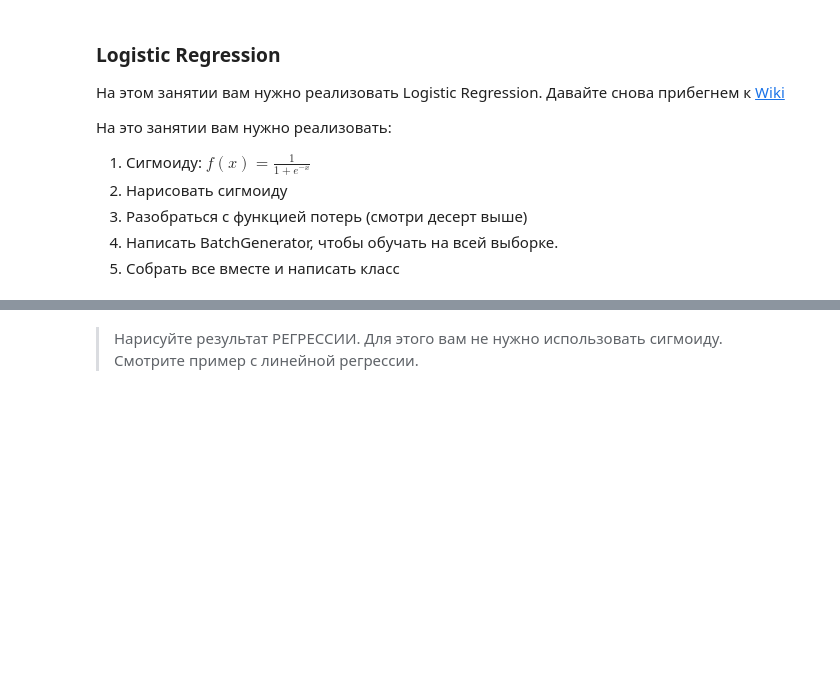
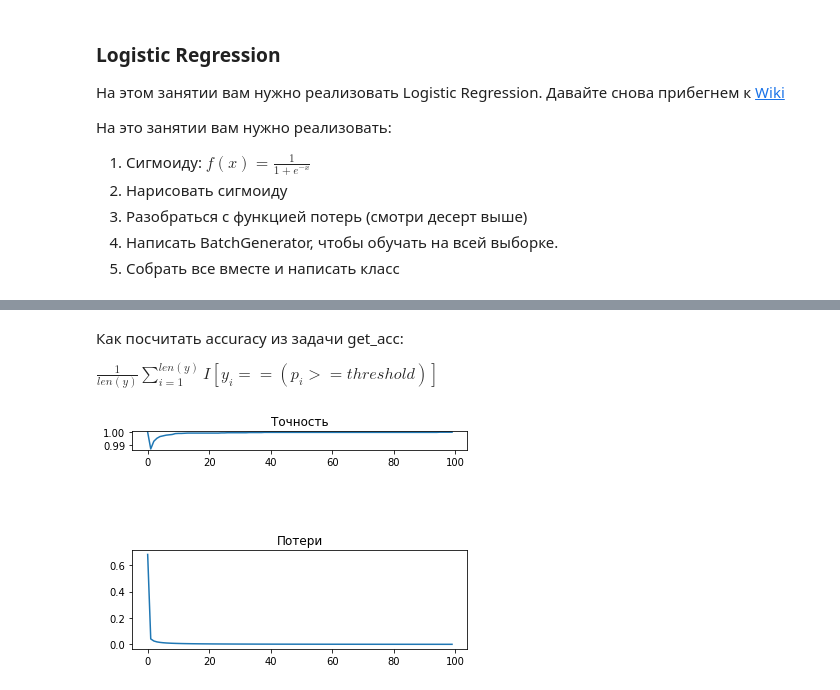
Before and after one commit to YaZlob/itcubeAI, a Jupyter notebook: Classic_alg.ipynb, the cells around one changed output, grey strips where cells are left out. Saved outputs shown, nothing was run; the diff lists cells and outputs as text; code cells hidden in the pictures; blank space fills up the shorter version.

```diff
--- a/Classic_alg.ipynb
+++ b/Classic_alg.ipynb
@@ -325,7 +331,7 @@ $y'(x) = \lim_{x\to0}\frac{f(x + \Delta x) - f(x)}{\Delta x} = \lim_{x\to0}\frac
 #функции вектор, то она должна вернуть вектор, к каждому элементу которого
 #применена функция сигмоиды
 def sigmoid(x):
-    return # your code
+    return 1 / (1 + np.exp(-x))
 
 assert sigmoid(0) == 0.5
 assert sigmoid(-500).round() == 0.0
@@ -352,10 +360,10 @@ def CEL(y, y_hat):
        y_hat - предсказания модели
        hint используйте np.mean
     """
-    return #your code
+    return -np.mean(y * np.log(y_hat) + (1 - y) * np.log(1 - y_hat))
 
 assert CEL(0, 0.1).round() == -.0
-assert CEL(0, 0.8).round() == -2.0
+assert CEL(0, 0.8).round() == 2.0
 assert CEL(1, 0.1).round() == 2
 assert CEL(1, 0.8).round() == 0.0
 # %%
@@ -376,3 +390,8 @@ plt.scatter(X_test[:, 0], X_test[:, 1], marker="o", c=y_test, s=25, edgecolor="k
+# %% [markdown]
+Как посчитать accuracy из задачи get_acc:
+
+
+$\frac{1}{len(y)}\sum_{i=1}^{len(y)}{I[y_i == (p_i >= threshold)]}$
 # %%
 class LogisticRegressionGD:
     '''
@@ -392,8 +411,9 @@ class LogisticRegressionGD:
             hint посмотрите параметры random.normal
         """
         np.random.seed(42)
-        self.W = np.random.normal(loc=, scale=)  # YOUR_CODE
+        self.W = np.random.normal(loc=0, scale=0.01, size = (input_size, output_size))  # YOUR_CODE
         self.b = np.array([0], dtype=np.float32)
+
 
     def get_loss(self, y_hat, y):
         """
@@ -410,49 +430,48 @@ class LogisticRegressionGD:
             Возможно, будет удобнее реализовать дополнительный
             метод для вычисления сигмоиды
         """
-        return # YOUR_CODE
+        return sigmoid(X @ self.W + self.b)
 
-    def get_acc(self, p, y, threshold=0.5):
+    def get_acc(self, y_hat, y, threshold=0.5):
         """
             Данный метод вычисляет accuracy:
             acc = \frac{1}{len(y)}\sum_{i=1}^{len(y)}{I[y_i == (p_i >= threshold)]}
         """
-
-        return
+        return np.sum(y == (y_hat >= 0.5)) /len(y)
 
     def fit(self, X, y, num_epochs=100, lr=0.01):
         self.init_weights(X.shape[1], y.shape[1])
         accs, losses = [], []
         for _ in range(num_epochs):
             p = self.get_prob(X)
             #Правильно укажите что из чего вычитать.
-            error = # YOUR_CODE
-            W_grad = # YOUR_CODE
-            b_grad = # YOUR_CODE
-            self.W # YOUR_CODE
-            self.b # YOUR_CODE
+            error = p - y
+            W_grad = X.T @ error / y.shape[0]
+            b_grad = np.sum(error) / y.shape[0]
+            self.W -= W_grad
+            self.b -= b_grad
             # необходимо для стабильности вычислений под логарифмом
             p = np.clip(p, 1e-10, 1 - 1e-10)
 
             log_loss = self.get_loss(p, y)
             losses.append(log_loss)
             acc = self.get_acc(p, y)
             accs.append(acc)
 
         return accs, losses
 
 model = LogisticRegressionGD()
 accs, losses = model.fit(X_train, y_train, 100)
 figure = plt.figure()
 plt1 = figure.add_subplot(10,1,1)
 plt2 = figure.add_subplot(2,1,2)
 
 plt1.plot(accs)
 plt1.set(title = "Точность")
 
 plt2.plot(losses)
 plt2.set(title = "Потери")
 
 plt.show()
+# %% [output]
+[figure, added]
-# %% [markdown]
-> Нарисуйте результат РЕГРЕССИИ. Для этого вам не нужно использовать сигмоиду. Смотрите пример с линейной регрессии.
```
Also changed, not shown: parts of 15 cells of this notebook.
